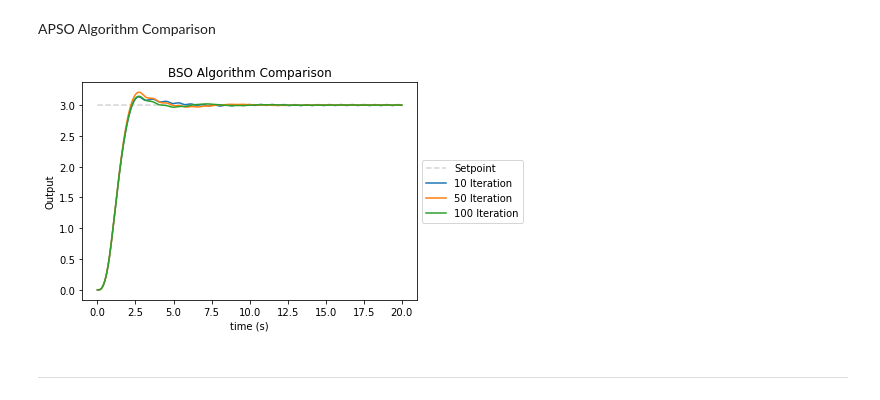
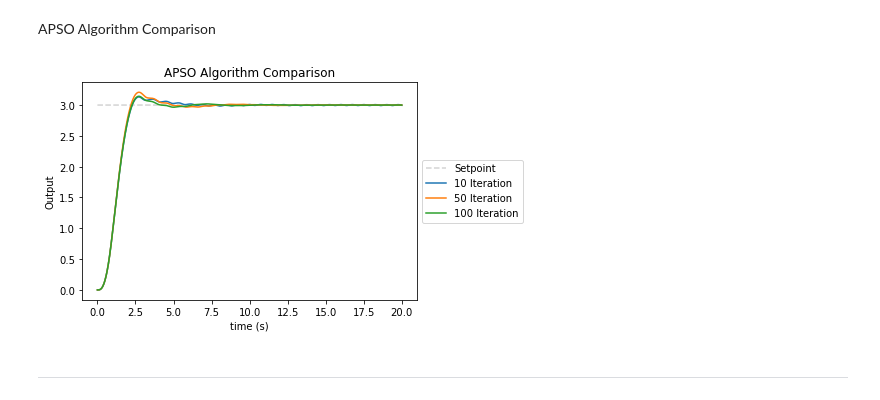
Before and after one commit to Vermillord/KP_Codes, a Jupyter notebook: KP_Notes.ipynb, the cells around one changed output. Saved outputs shown, nothing was run; the diff lists cells and outputs as text; code cells hidden in the pictures.

```diff
--- a/KP_Notes.ipynb
+++ b/KP_Notes.ipynb
@@ -2550,17 +2560,17 @@ plt.show()
 # %% [markdown]
 APSO Algorithm Comparison
 # %%
-plt.title("BSO Algorithm Comparison")
+plt.title("APSO Algorithm Comparison")
 plt.xlabel("time (s)")
 plt.ylabel("Output")
 plt.plot(t, u, label='Setpoint', color='lightgray', linestyle='--')
 plt.plot(t, APSO10[0], label='10 Iteration')
 plt.plot(t, APSO50[0], label='50 Iteration')
 plt.plot(t, APSO100[0], label='100 Iteration')
 plt.legend(loc='center left', bbox_to_anchor=(1, 0.5))
 plt.show()
 # %% [output]
-[figure, old version]
+[figure, new version]
 # %% [markdown]
 --------------------------------
 # %% [markdown]
```
Also changed, not shown: parts of 30 cells of this notebook.
